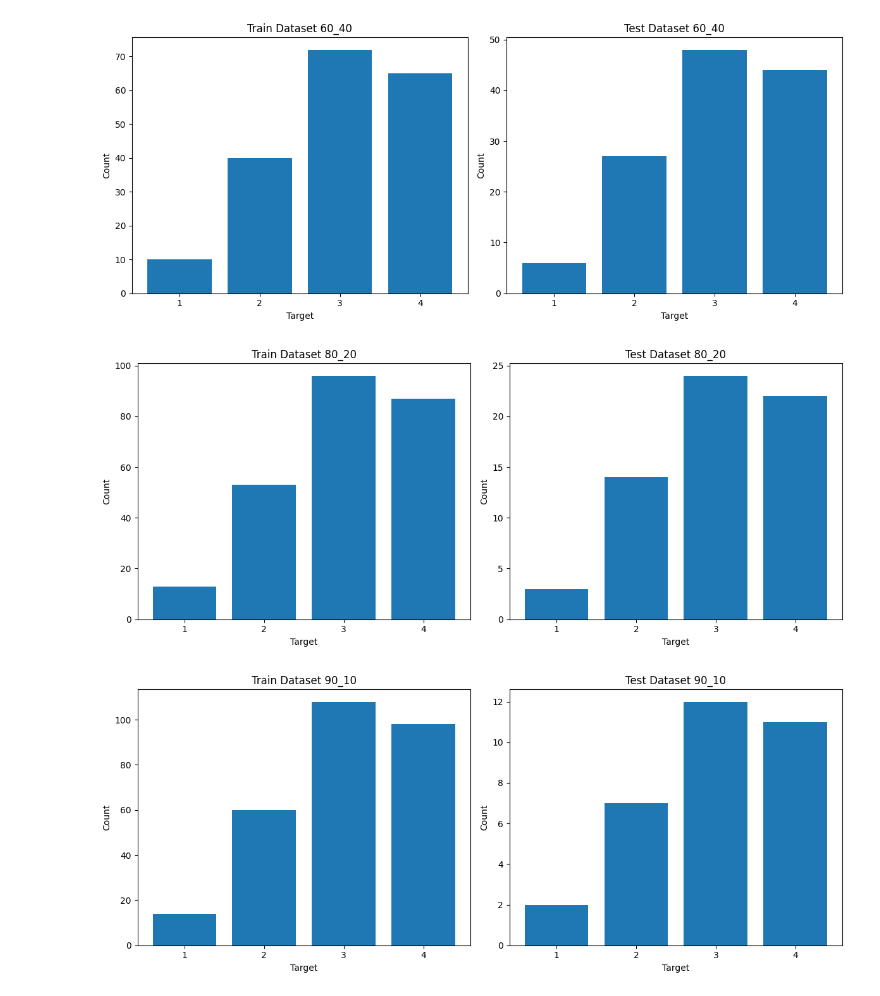
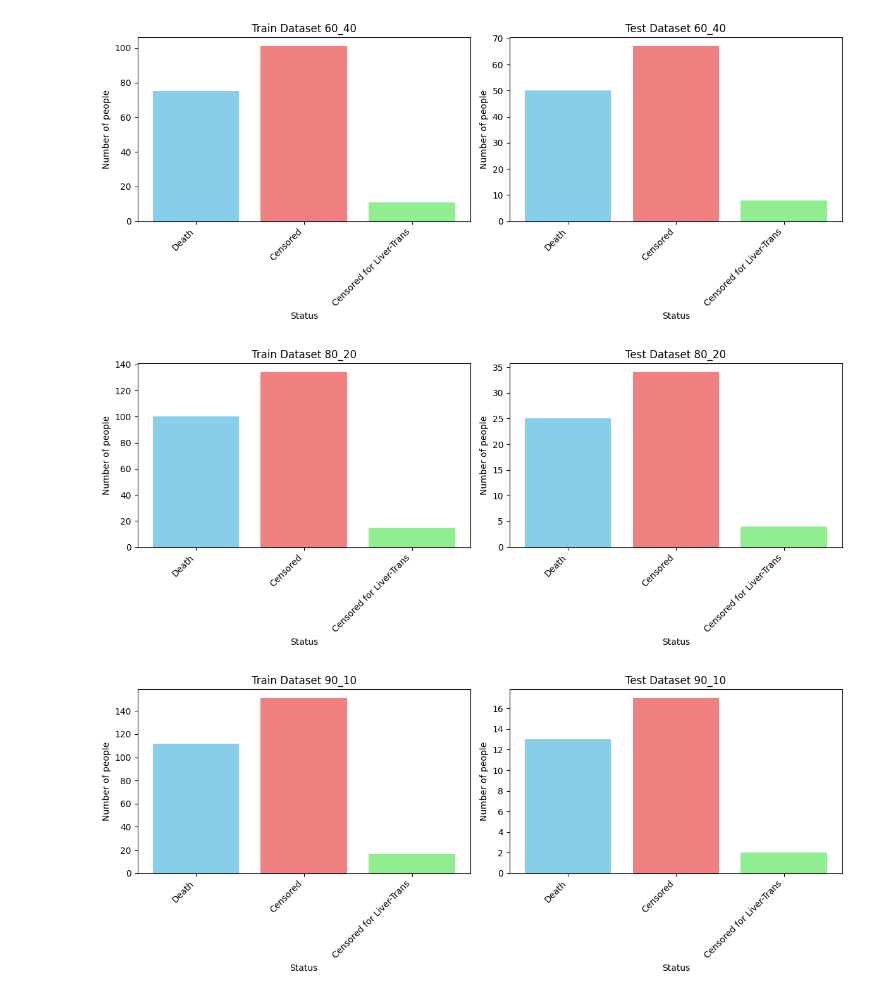
Before and after one commit to lazymingg/introAi-decision-tree, a Jupyter notebook: liver_status.ipynb, the cells around one changed output. Saved outputs shown, nothing was run; the diff lists cells and outputs as text; code cells hidden in the pictures.

```diff
--- a/liver_status.ipynb
+++ b/liver_status.ipynb
@@ -11,18 +11,18 @@ column_names = [
 # Load the dataset
 df = pd.read_csv("Third dataset/cirrhosis.csv", names=column_names, header=0, na_values=['NA', '"NA"'])
 
-# Convert Stage == 0 into NaN (because stage 0 is invalid)
-df['Stage'] = df['Stage'].replace(0, pd.NA)
-
 # 1. Drop rows where Drug is missing
 df = df.dropna(subset=['Drug'])
 
 # Identify categorical and numerical columns
-categorical_cols = ['Status', 'Drug', 'Sex', 'Ascites', 'Hepatomegaly', 'Spiders', 'Edema']
-numerical_cols = ['N_Days', 'Age', 'Bilirubin', 'Cholesterol', 'Albumin', 'Copper',
+categorical_cols = ['Drug', 'Sex', 'Ascites', 'Hepatomegaly', 'Spiders', 'Edema']
+numerical_cols = ['Status', 'N_Days', 'Age', 'Bilirubin', 'Cholesterol', 'Albumin', 'Copper',
                   'Alk_Phos', 'SGOT', 'Tryglicerides', 'Platelets', 'Prothrombin', 'Stage']
 
 # 2. Impute missing values
+#- For the label 'Status': map 0 for 'Death', 1 for 'Censored' and 2 for 'censored due to Liver transplantation'
+df['Status'] = df['Status'].map({"D": 0, "C": 1, "CL": 2})
+
 # - For numerical columns: fill missing values with mean
 for col in numerical_cols:
     df[col] = df[col].fillna(df[col].mean())
@@ -38,9 +38,9 @@ df = df.drop('ID', axis=1)
 df_encoded = pd.get_dummies(df, columns=categorical_cols, drop_first=False)
 # %%
 # drop bỏ cái cột target
-X = df_encoded.drop("Stage", axis=1)
+X = df_encoded.drop("Status", axis=1)
 # bảng mỗi cột target
-y = df_encoded["Stage"]
+y = df_encoded["Status"]
 
 from sklearn.model_selection import train_test_split
 
@@ -65,6 +65,10 @@ for ratio in split_ratios:
     datasets[f"label_test_{key}"] = y_test
 # %%
 import matplotlib.pyplot as plt
+
+# Mapping numeric values back to their string representations
+status_mapping = {0: 'Death', 1: 'Censored', 2: 'Censored for Liver-Trans'}
+colors = ['skyblue', 'lightcoral', 'lightgreen']  # Colors for each status
 
 def plot_distribution(y_train, y_test, title_train, title_test):
     if y_train.equals(y_test):
@@ -72,14 +76,15 @@ def plot_distribution(y_train, y_test, title_train, title_test):
         fig, ax = plt.subplots(1, 1, figsize=(6, 5))
 
         counts = y_train.value_counts().sort_index()
-        labels = counts.index
+        labels = counts.index.map(status_mapping)
         values = counts.values
 
-        ax.bar(labels, values)
+        ax.bar(labels, values, color=[colors[i] for i in counts.index])
         ax.set_title(f"{title_train} (Full Dataset)")
-        ax.set_xlabel("Target")
-        ax.set_ylabel("Count")
-        ax.set_xticks(labels)
+        ax.set_xlabel("Status")
+        ax.set_ylabel("Number of people")
+        ax.set_xticks(range(len(labels)))
+        ax.set_xticklabels(labels, rotation=45, ha='right')
 
     else:
         # Else, plot two side-by-side graphs
@@ -87,27 +92,30 @@ def plot_distribution(y_train, y_test, title_train, title_test):
 
         # Plot for the training set
         counts_train = y_train.value_counts().sort_index()
-        labels_train = counts_train.index
+        labels_train = counts_train.index.map(status_mapping)
         values_train = counts_train.values
-        axes[0].bar(labels_train, values_train)
+        axes[0].bar(labels_train, values_train, color=[colors[i] for i in counts_train.index])
         axes[0].set_title(title_train)
-        axes[0].set_xlabel("Target")
-        axes[0].set_ylabel("Count")
-        axes[0].set_xticks(labels_train)
+        axes[0].set_xlabel("Status")
+        axes[0].set_ylabel("Number of people")
+        axes[0].set_xticks(range(len(labels_train)))
+        axes[0].set_xticklabels(labels_train, rotation=45, ha='right')
 
         # Plot for the test set
         counts_test = y_test.value_counts().sort_index()
-        labels_test = counts_test.index
+        labels_test = counts_test.index.map(status_mapping)
         values_test = counts_test.values
-        axes[1].bar(labels_test, values_test)
+        axes[1].bar(labels_test, values_test, color=[colors[i] for i in counts_test.index])
         axes[1].set_title(title_test)
-        axes[1].set_xlabel("Target")
-        axes[1].set_ylabel("Count")
-        axes[1].set_xticks(labels_test)
+        axes[1].set_xlabel("Status")
+        axes[1].set_ylabel("Number of people")
+        axes[1].set_xticks(range(len(labels_test)))
+        axes[1].set_xticklabels(labels_test, rotation=45, ha='right')
 
     plt.tight_layout()
     plt.show()
 
+# Example usage
 # Visualize the full dataset (y vs y)
 plot_distribution(y, y, "Full Dataset", "Full Dataset")
 
@@ -126,6 +134,6 @@ for ratio in split_ratios:
-[figure, old version]
+[figure, new version]
-[figure, old version]
+[figure, new version]
-[figure, old version]
+[figure, new version]
 # %%
 from sklearn.tree import DecisionTreeClassifier
 
```
Also changed, not shown: parts of 4 cells of this notebook.
